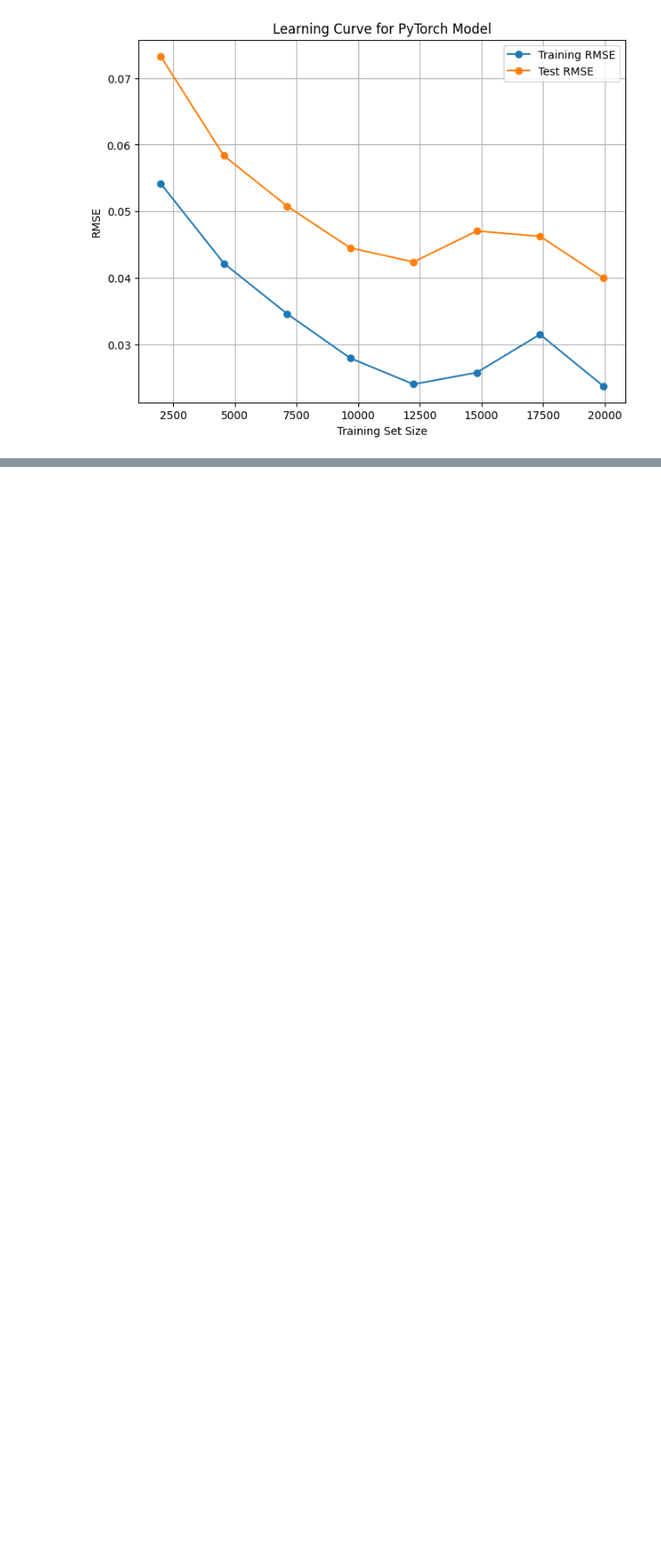
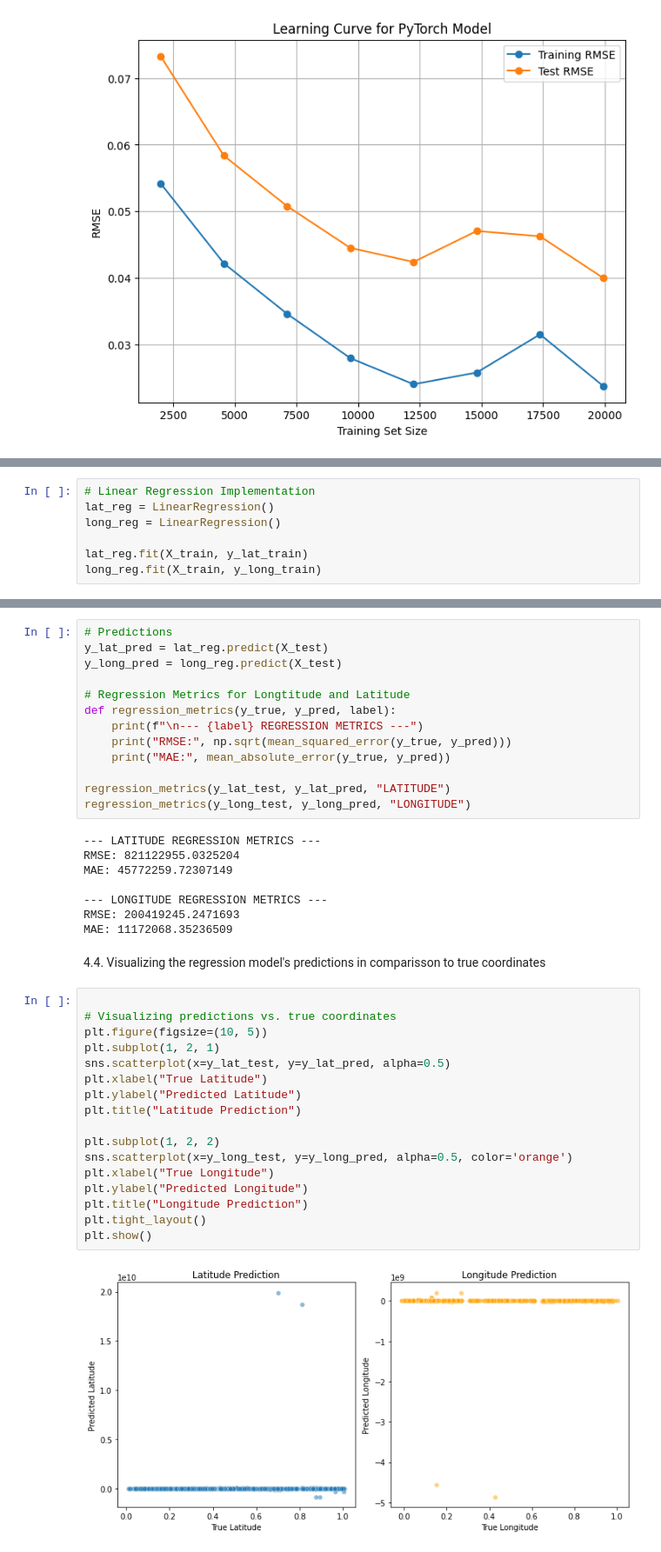
Before and after one commit to SaraAlameen82/MLProject, a Jupyter notebook: ML_project.ipynb, the cells around one changed output, grey strips where cells are left out. Shown at 87% size. Saved outputs shown, nothing was run; the diff lists cells and outputs as text; blank space fills up the shorter version.

```diff
--- a/ML_project.ipynb
+++ b/ML_project.ipynb
@@ -748,0 +925,7 @@ plot_pytorch_learning_curve(WifiRegressor, X_train_tensor, y_train_tensor, X_val
+# %%
+# Linear Regression Implementation
+lat_reg = LinearRegression()
+long_reg = LinearRegression()
+
+lat_reg.fit(X_train, y_lat_train)
+long_reg.fit(X_train, y_long_train)
@@ -748,0 +936,42 @@ plot_pytorch_learning_curve(WifiRegressor, X_train_tensor, y_train_tensor, X_val
+# %%
+# Predictions
+y_lat_pred = lat_reg.predict(X_test)
+y_long_pred = long_reg.predict(X_test)
+
+# Regression Metrics for Longtitude and Latitude
+def regression_metrics(y_true, y_pred, label):
+    print(f"\n--- {label} REGRESSION METRICS ---")
+    print("RMSE:", np.sqrt(mean_squared_error(y_true, y_pred)))
+    print("MAE:", mean_absolute_error(y_true, y_pred))
+
+regression_metrics(y_lat_test, y_lat_pred, "LATITUDE")
+regression_metrics(y_long_test, y_long_pred, "LONGITUDE")
+# %% [output]
+--- LATITUDE REGRESSION METRICS ---
+RMSE: 821122955.0325204
+MAE: 45772259.72307149
+
+--- LONGITUDE REGRESSION METRICS ---
+RMSE: 200419245.2471693
+MAE: 11172068.35236509
+# %% [markdown]
+4.4. Visualizing the regression model's predictions in comparisson to true coordinates
+# %%
+
+# Visualizing predictions vs. true coordinates
+plt.figure(figsize=(10, 5))
+plt.subplot(1, 2, 1)
+sns.scatterplot(x=y_lat_test, y=y_lat_pred, alpha=0.5)
+plt.xlabel("True Latitude")
+plt.ylabel("Predicted Latitude")
+plt.title("Latitude Prediction")
+
+plt.subplot(1, 2, 2)
+sns.scatterplot(x=y_long_test, y=y_long_pred, alpha=0.5, color='orange')
+plt.xlabel("True Longitude")
+plt.ylabel("Predicted Longitude")
+plt.title("Longitude Prediction")
+plt.tight_layout()
+plt.show()
+# %% [output]
+[figure, added]
```
Also changed, not shown: parts of 18 cells of this notebook.
